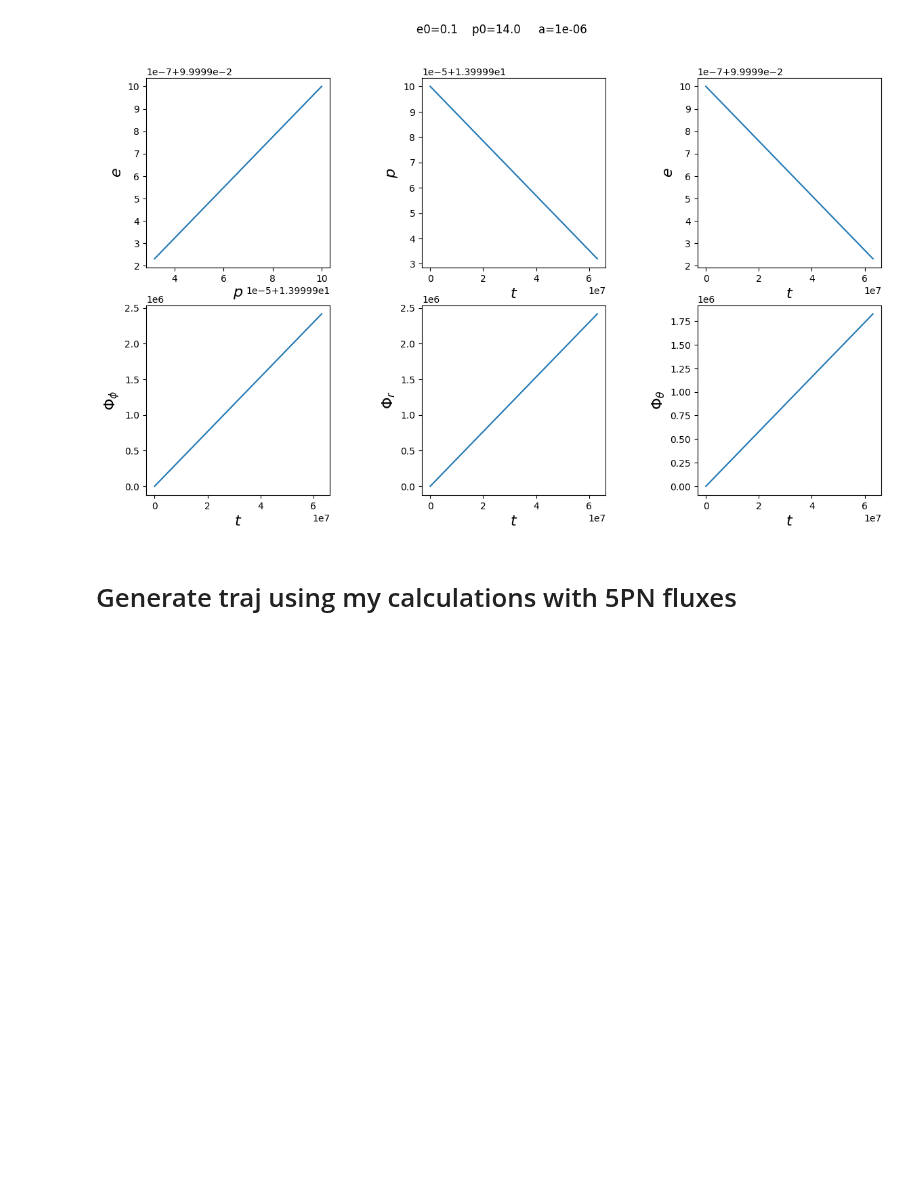
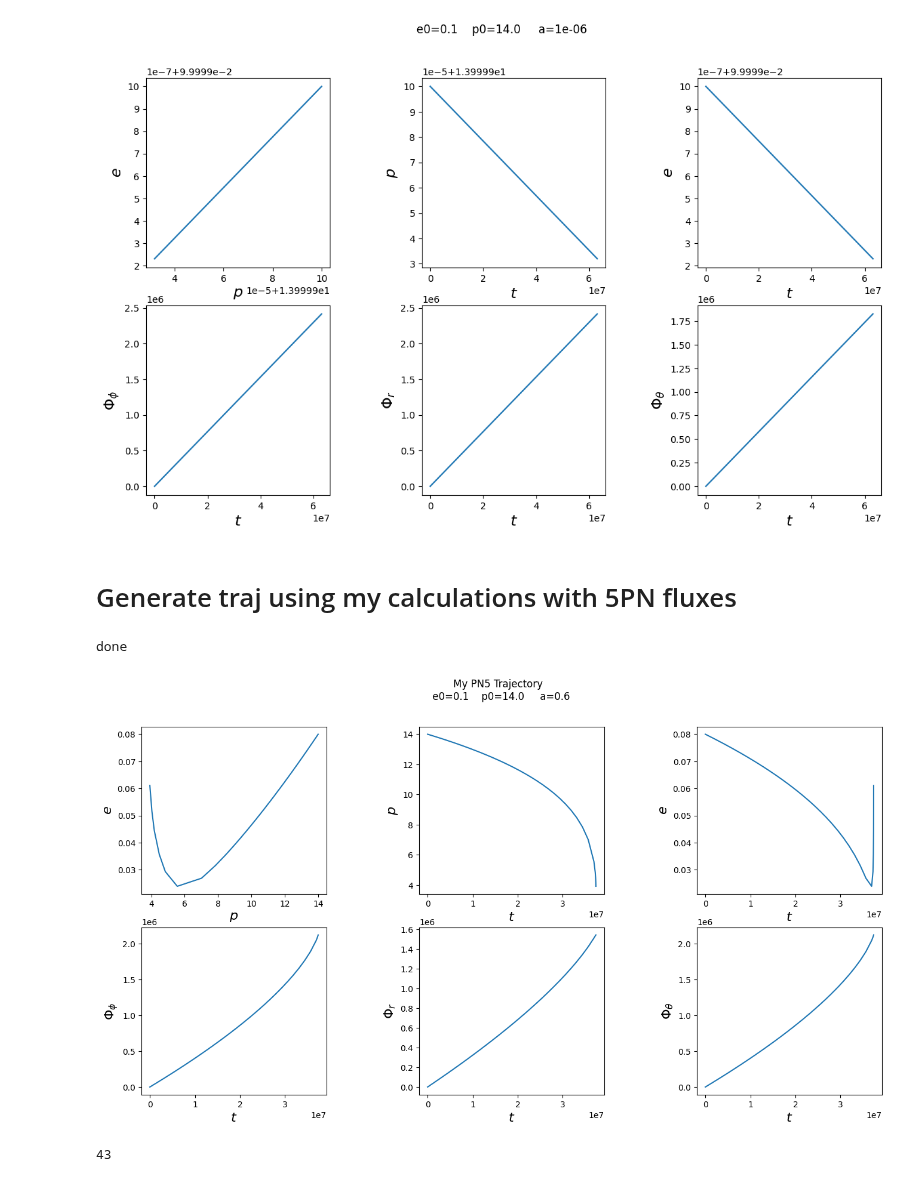
Before and after one commit to Shaun-F/GWGenerator, a Jupyter notebook: Debugging/Compare trajectory modules.ipynb, the cells around one changed output. Drawn from its saved outputs; the diff is of its cells as text; code cells hidden in the pictures; blank space fills up the shorter version.

```diff
--- a/Debugging/Compare trajectory modules.ipynb
+++ b/Debugging/Compare trajectory modules.ipynb
@@ -39,7 +39,7 @@ from GWGen.WFGenerator import *
 # set initial parameters
 M = 1e5
 mu = 1e0
-a = 1e-6
+a = 0.6
 p0 = 14.0
 e0 = 0.1
 iota0 = 0.
@@ -247,19 +247,26 @@ fig.suptitle("e0={0}    p0={1}     a={2}".format(e0,p0,a));
 # Generate traj using my calculations with 5PN fluxes
 # %%
 traj = PNTraj(bhspin=1e-2)
-t,p,e,x,phiphi,phitheta,phir = traj(M,mu,a, p0,e0,Y0,T=2,npoints=50)
+t,p,e,x,phiphi,phitheta,phir = traj(M,mu,a, p0,0.08,Y0,T=2,npoints=50)
 
 
 fig, axes = plt.subplots(2, 3)
 plt.subplots_adjust(wspace=0.5)
 fig.set_size_inches(16, 8)
 axes = axes.ravel()
 ylabels = [r'$e$', r'$p$', r'$e$', r'$\Phi_\phi$', r'$\Phi_r$', r'$\Phi_\theta$']
 xlabels = [r'$p$', r'$t$', r'$t$',  r'$t$', r'$t$', r'$t$']
 ys = [e, p, e,  phiphi, phir, phitheta]
 xs = [p, t, t, t, t, t]
 for i, (ax, x, y, xlab, ylab) in enumerate(zip(axes, xs, ys, xlabels, ylabels)):
     ax.plot(x, y)
     ax.set_xlabel(xlab, fontsize=16)
     ax.set_ylabel(ylab, fontsize=16)
 fig.suptitle("My PN5 Trajectory \n e0={0}    p0={1}     a={2}".format(e0,p0,a));
+# %% [output]
+done
+[figure, added]
+# %%
+len(t)
+# %% [output]
+43
```
Also changed, not shown: 3 other files.
